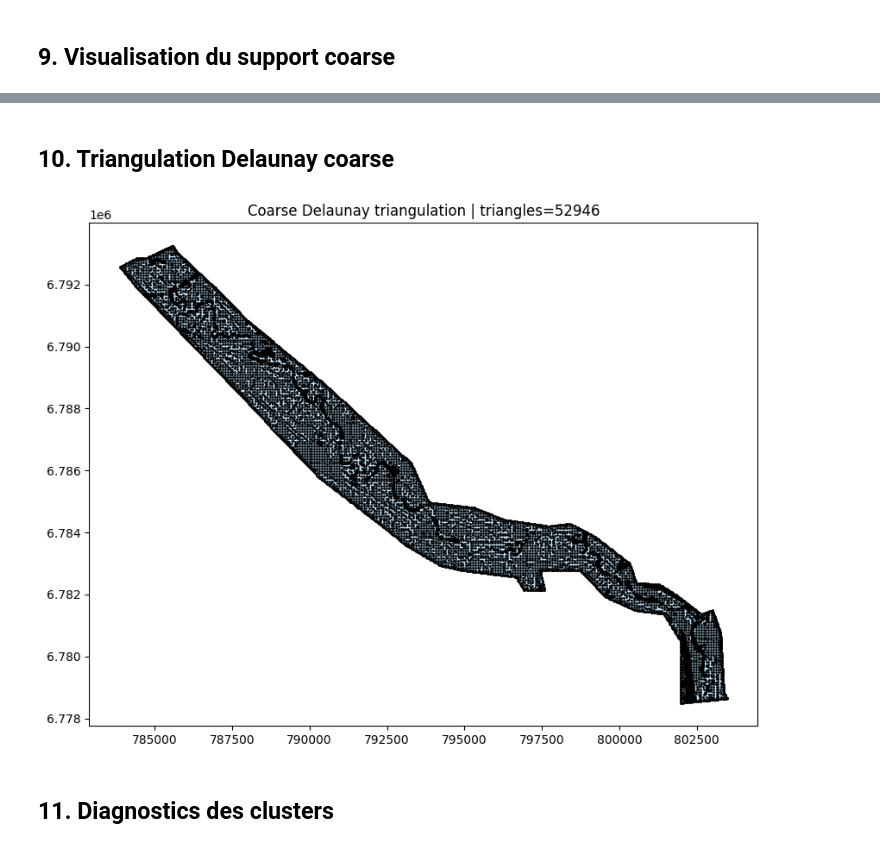
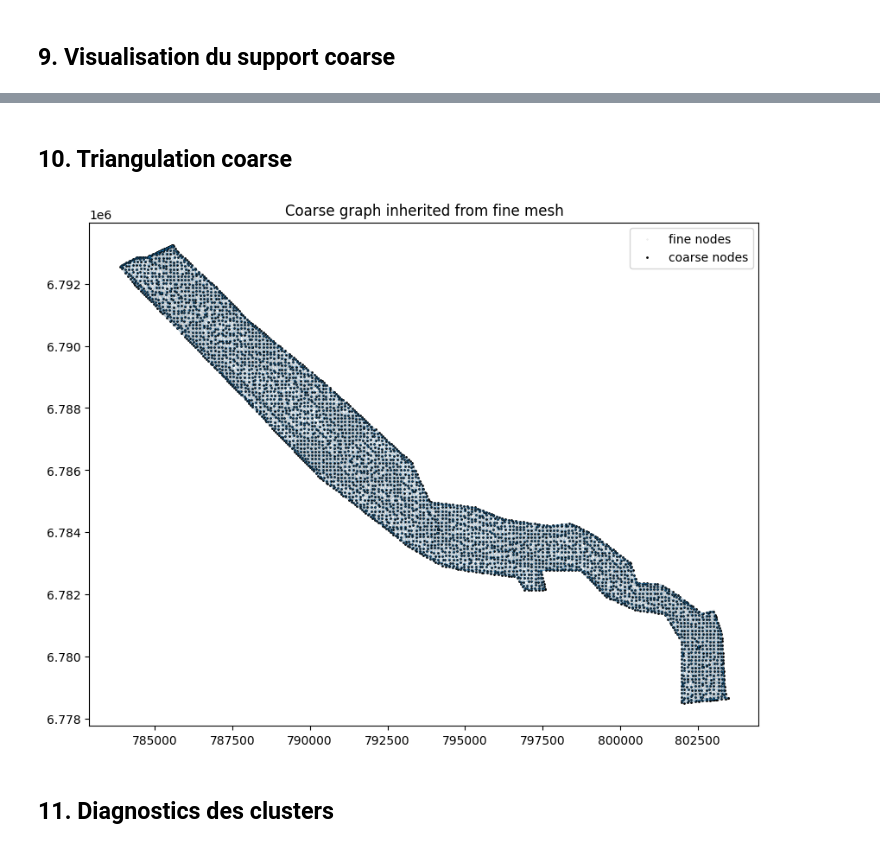
Before and after one commit to vmerc/gnn_modulus_test, a Jupyter notebook: Aube/automatic_coarsening_test.ipynb, the cells around one changed output, grey strips where cells are left out. Cells and saved outputs as stored; diff of their text form; code cells hidden in the pictures.

```diff
--- a/Aube/automatic_coarsening_test.ipynb
+++ b/Aube/automatic_coarsening_test.ipynb
@@ -377,13 +377,14 @@ plot_coarse_support(
 # %% [markdown]
-## 10. Triangulation Delaunay coarse
+## 10. Triangulation  coarse
-# %%
-plot_coarse_triangulation(
-    coarse_xy=coarse.xy,
-    coarse_triangles=coarse.triangles,
-    title='Coarse Delaunay triangulation',
-)
-# %% [output]
-[figure, removed]
+# %%
+plot_coarse_support(
+    fine_xy=xy,
+    coarse_xy=coarse.xy,
+    coarse_edges=coarse.undirected_edges,
+    title='Coarse graph inherited from fine mesh',
+)
+# %% [output]
+[figure, added]
 # %% [markdown]
 ## 11. Diagnostics des clusters
 # %%
```
Also changed, not shown: parts of 20 cells of this notebook, 1 other file.
